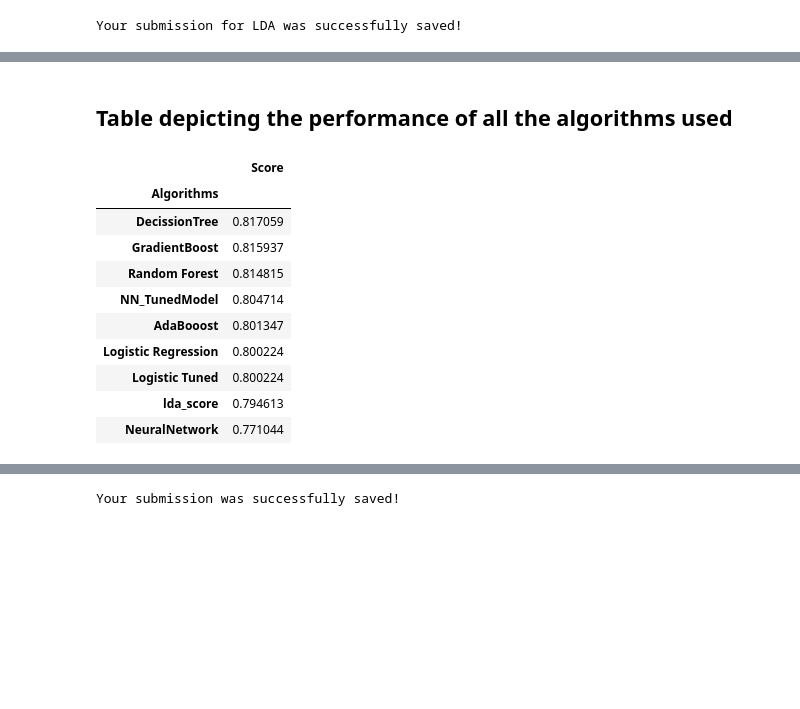
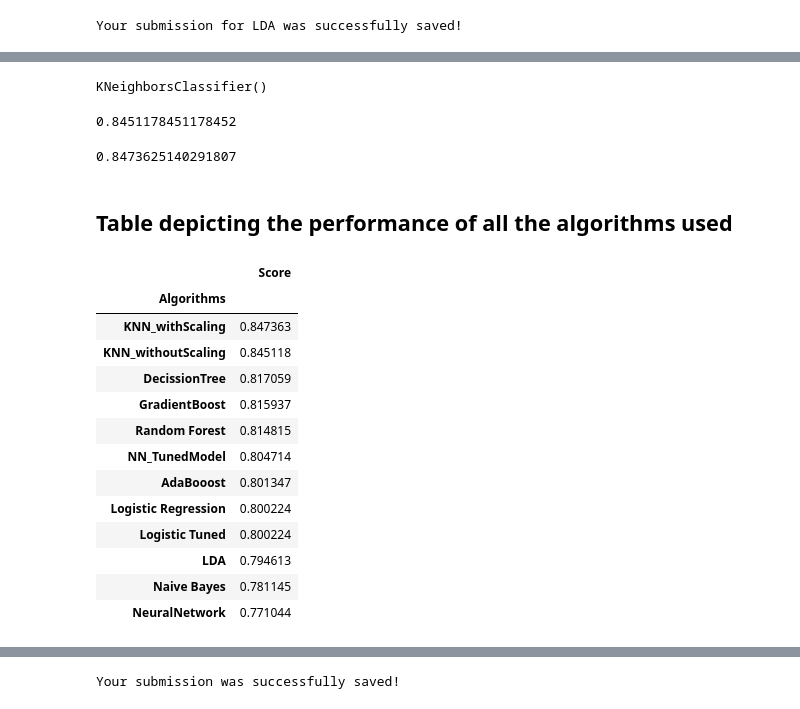
Before and after one commit to Nikhilreddy1/Titanic-passengers-survival-prediction, a Jupyter notebook: Titanic.ipynb, the cells around one changed output, grey strips where cells are left out. Drawn from its saved outputs; the diff is of its cells as text; code cells hidden in the pictures; blank space fills up the shorter version.

Commit message:
Added Naive Bayes and KNN algorithms

```diff
--- a/Titanic.ipynb
+++ b/Titanic.ipynb
@@ -914,0 +936,3 @@ Your submission for LDA was successfully saved!
+# %%
+NB_score = NB.score(X_train,y_train)
+NB_score
@@ -915,13 +956,33 @@ Your submission for LDA was successfully saved!
+# %%
+KNN = KNeighborsClassifier()
+KNN.fit(X_train,y_train)
+# %% [output]
+KNeighborsClassifier()
+# %%
+KNN_score_withoutScaling = KNN.score(X_train,y_train)
+KNN_score_withoutScaling
+# %% [output]
+0.8451178451178452
+# %%
+#Applying scaled data
+KNN = KNeighborsClassifier()
+KNN.fit(X_train_scaled,y_train)
+KNN_score_withScaling = KNN.score(X_train_scaled,y_train)
+KNN_score_withScaling
+# %% [output]
+0.8473625140291807
 # %% [markdown]
 ## Table depicting the performance of all the algorithms used
 # %%
-score=[rf_score,nn_score,nn_bestgrid,dt_score,log_score,log_bestgrid,ada_score,GB_score,lda_score]
-finaldf=pd.DataFrame(score,index=['Random Forest','NeuralNetwork','NN_TunedModel','DecissionTree','Logistic Regression','Logistic Tuned','AdaBooost','GradientBoost','lda_score'],columns=['Score'])
+score=[rf_score,nn_score,nn_bestgrid,dt_score,log_score,log_bestgrid,ada_score,GB_score,lda_score,NB_score,KNN_score_withoutScaling,KNN_score_withScaling]
+finaldf=pd.DataFrame(score,index=['Random Forest','NeuralNetwork','NN_TunedModel','DecissionTree','Logistic Regression','Logistic Tuned','AdaBooost','GradientBoost','LDA','Naive Bayes','KNN_withoutScaling','KNN_withScaling'],columns=['Score'])
 finaldf=finaldf.rename_axis(index="Algorithms")
 finaldf.sort_values('Score',ascending=False)
 # %% [output]
 |  | Score |
 | Algorithms |  |
+| KNN_withScaling | 0.847363 |
+| KNN_withoutScaling | 0.845118 |
 | DecissionTree | 0.817059 |
 | GradientBoost | 0.815937 |
 | Random Forest | 0.814815 |
@@ -929,7 +990,8 @@ finaldf.sort_values('Score',ascending=False)
 | AdaBooost | 0.801347 |
 | Logistic Regression | 0.800224 |
 | Logistic Tuned | 0.800224 |
-| lda_score | 0.794613 |
+| LDA | 0.794613 |
+| Naive Bayes | 0.781145 |
 | NeuralNetwork | 0.771044 |
 # %%
 df3.info()
```
Also changed, not shown: parts of 15 cells of this notebook.
